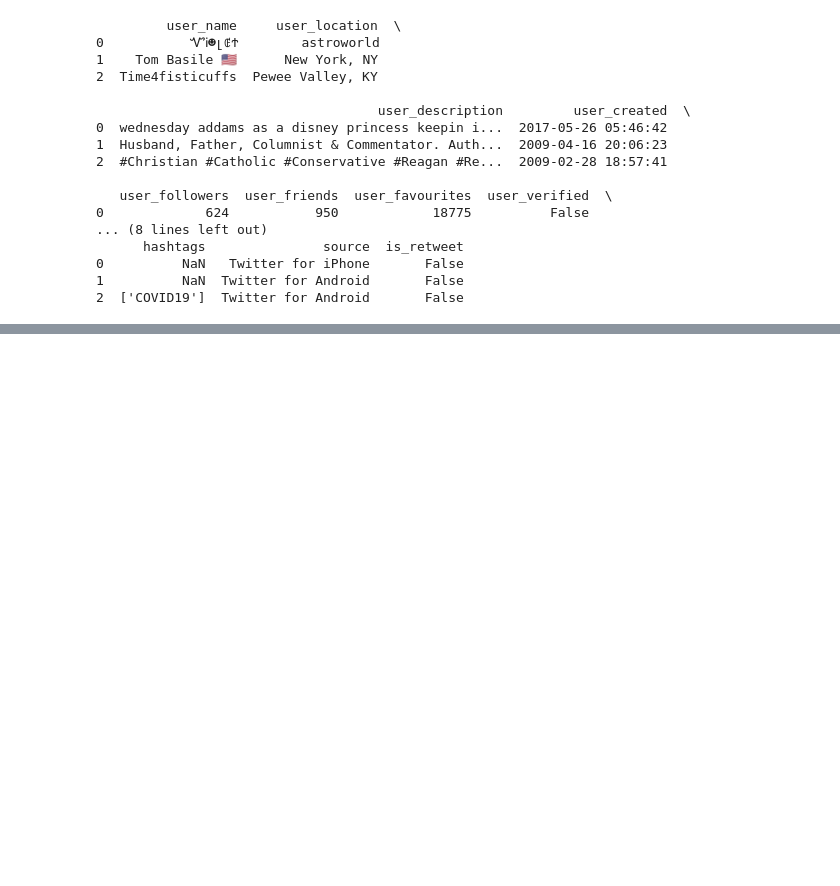
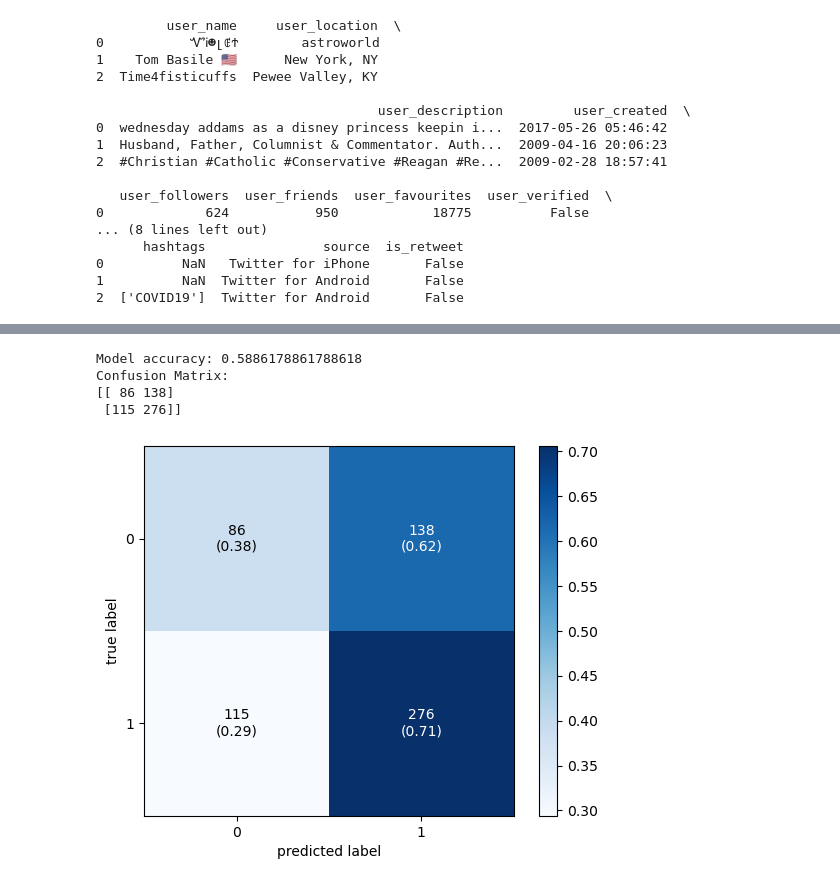
Before and after one commit to BarresHamersS/Fake_News_Classification, a Jupyter notebook: Fake_news_classifier.ipynb, the cells around one changed output, grey strips where cells are left out. Saved outputs shown, nothing was run; the diff lists cells and outputs as text; code cells hidden in the pictures; blank space fills up the shorter version.

```diff
--- a/Fake_news_classifier.ipynb
+++ b/Fake_news_classifier.ipynb
@@ -348,0 +548,56 @@ print(features_array)
+# %%
+import pandas as pd
+from sklearn.model_selection import train_test_split
+from sklearn.preprocessing import StandardScaler
+from sklearn.naive_bayes import GaussianNB
+from sklearn.metrics import accuracy_score
+from sklearn.metrics import accuracy_score, confusion_matrix
+
+
+# Select relevant features
+features = ['flesch_kincaid_reading_ease', 'compressed_size', 'vader_neg', 'vader_neu', 'vader_pos', 'vader_compound']
+X = filtered_df[features]
+
+# Create the target variable
+y = filtered_df['label_binary']
+
+# Split the data into training and testing sets
+X_train, X_test, y_train, y_test = train_test_split(X, y, test_size=0.3, random_state=42)
+
+# Scale the features
+scaler = StandardScaler()
+X_train_scaled = scaler.fit_transform(X_train)
+X_test_scaled = scaler.transform(X_test)
+
+# Instantiate the model
+nb = GaussianNB()
+
+# Train the model
+nb.fit(X_train_scaled, y_train)
+
+# Test the model and calculate accuracy
+y_pred = nb.predict(X_test_scaled)
+accuracy = accuracy_score(y_test, y_pred)
+print(f"Model accuracy: {accuracy}")
+
+# Compute confusion matrix
+cm = confusion_matrix(y_test, y_pred)
+
+print("Confusion Matrix:")
+print(cm)
+# %% [output]
+Model accuracy: 0.5886178861788618
+Confusion Matrix:
+[[ 86 138]
+ [115 276]]
+# %%
+from sklearn.metrics import confusion_matrix
+from sklearn.metrics import classification_report
+from mlxtend.plotting import plot_confusion_matrix
+cm=confusion_matrix(y_test, y_pred)
+fig, ax = plot_confusion_matrix(conf_mat=cm,
+                                show_absolute=True,
+                                show_normed=True,
+                                colorbar=True)
+# %% [output]
+[figure, added]
```
Also changed, not shown: parts of 40 cells of this notebook.
